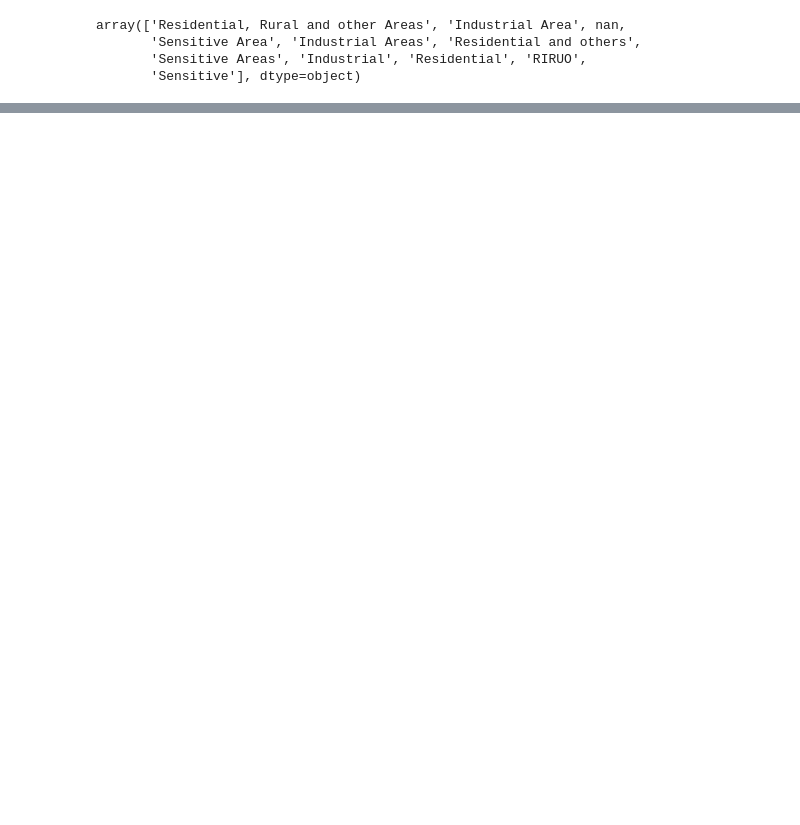
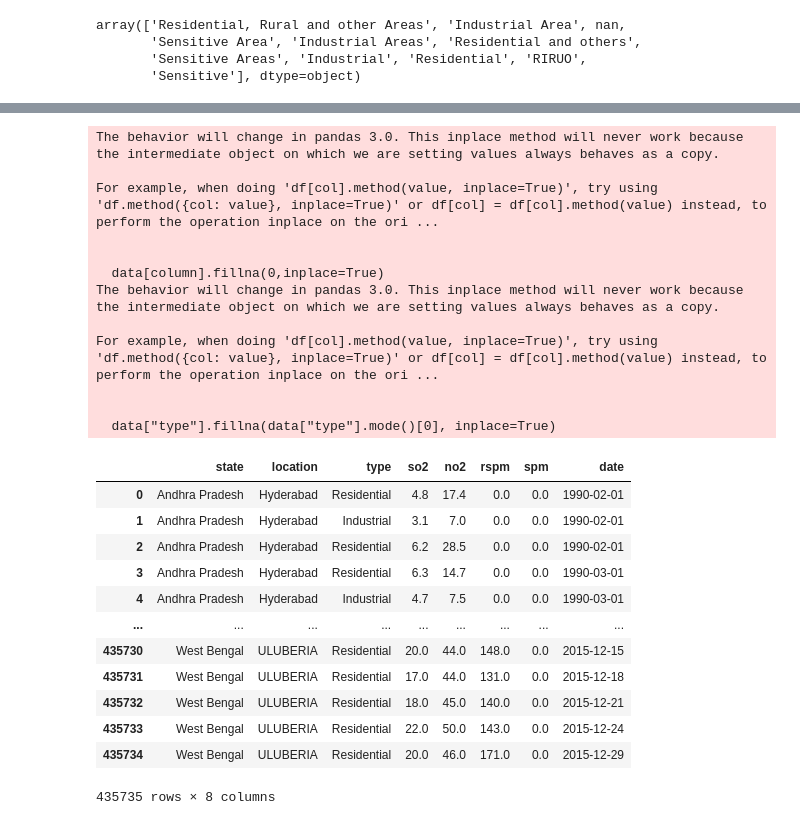
Before and after one commit to soulbrooxx/indian-air, a Jupyter notebook: src/preprocess.ipynb, the cells around one changed output, grey strips where cells are left out. Cells and saved outputs as stored; diff of their text form; code cells hidden in the pictures; blank space fills up the shorter version.

```diff
--- a/src/preprocess.ipynb
+++ b/src/preprocess.ipynb
@@ -78,5 +102,12 @@ data.drop(index=[435739,435740,435741],inplace=True)
 columns_to_fill = ['so2', 'no2','rspm','spm','pm2_5']  # Specify the columns you want to fill
 
 # Fill NaN values in the specified columns with their respective means
-for column in columns_to_fill:
-    data[column] = data[column].fillna(data[column].mean())
+# for column in columns_to_fill:
+#     data[column] = data[column].fillna(data[column].mean())
+print(data.count())
+print("-----------------------")
+print(data.isnull().sum())
+
+null_date = data[data['date'].isnull()]
+print(null_date)
+data.drop(index=[148537,245191,245355,284318],inplace=True)
@@ -99,4 +131,0 @@ data
-# %%
-data.dropna(inplace=True)
-data.head()
-data.reset_index(drop=True)
@@ -116,0 +132,13 @@ data.reset_index(drop=True)
+# %%
+def outlier_clean(df):
+    Q1 = df.quantile(0.25)
+    Q3 = df.quantile(0.75)
+    IQR = Q3 - Q1
+
+    # กำหนดช่วงที่ไม่มี Outliers
+    lower_bound = Q1 - 1.5 * IQR
+    upper_bound = Q3 + 1.5 * IQR
+    outlier = df[(df <= lower_bound) | (df >= upper_bound)]
+    print(f"Outlier count :{outlier.count()}")
+    # ลบ Outliers
+    return df[(df >= lower_bound) & (df <= upper_bound)]
@@ -117 +198,36 @@ data.reset_index(drop=True)
+# %%
+columns_to_fill = ['so2', 'no2','rspm','spm']
+for column in columns_to_fill:
+    data[column].fillna(0,inplace=True)
+
+
+data["type"].fillna(data["type"].mode()[0], inplace=True)
+data.head()
+data.reset_index(drop=True)
+# %% [output]
+The behavior will change in pandas 3.0. This inplace method will never work because the intermediate object on which we are setting values always behaves as a copy.
+
+For example, when doing 'df[col].method(value, inplace=True)', try using 'df.method({col: value}, inplace=True)' or df[col] = df[col].method(value) instead, to perform the operation inplace on the ori ...
+
+
+  data[column].fillna(0,inplace=True)
+The behavior will change in pandas 3.0. This inplace method will never work because the intermediate object on which we are setting values always behaves as a copy.
+
+For example, when doing 'df[col].method(value, inplace=True)', try using 'df.method({col: value}, inplace=True)' or df[col] = df[col].method(value) instead, to perform the operation inplace on the ori ...
+
+
+  data["type"].fillna(data["type"].mode()[0], inplace=True)
+|  | state | location | type | so2 | no2 | rspm | spm | date |
+| 0 | Andhra Pradesh | Hyderabad | Residential | 4.8 | 17.4 | 0.0 | 0.0 | 1990-02-01 |
+| 1 | Andhra Pradesh | Hyderabad | Industrial | 3.1 | 7.0 | 0.0 | 0.0 | 1990-02-01 |
+| 2 | Andhra Pradesh | Hyderabad | Residential | 6.2 | 28.5 | 0.0 | 0.0 | 1990-02-01 |
+| 3 | Andhra Pradesh | Hyderabad | Residential | 6.3 | 14.7 | 0.0 | 0.0 | 1990-03-01 |
+| 4 | Andhra Pradesh | Hyderabad | Industrial | 4.7 | 7.5 | 0.0 | 0.0 | 1990-03-01 |
+| ... | ... | ... | ... | ... | ... | ... | ... | ... |
+| 435730 | West Bengal | ULUBERIA | Residential | 20.0 | 44.0 | 148.0 | 0.0 | 2015-12-15 |
+| 435731 | West Bengal | ULUBERIA | Residential | 17.0 | 44.0 | 131.0 | 0.0 | 2015-12-18 |
+| 435732 | West Bengal | ULUBERIA | Residential | 18.0 | 45.0 | 140.0 | 0.0 | 2015-12-21 |
+| 435733 | West Bengal | ULUBERIA | Residential | 22.0 | 50.0 | 143.0 | 0.0 | 2015-12-24 |
+| 435734 | West Bengal | ULUBERIA | Residential | 20.0 | 46.0 | 171.0 | 0.0 | 2015-12-29 |
+435735 rows × 8 columns
 # %%
```
Also changed, not shown: parts of 9 cells of this notebook, 3 other files.
